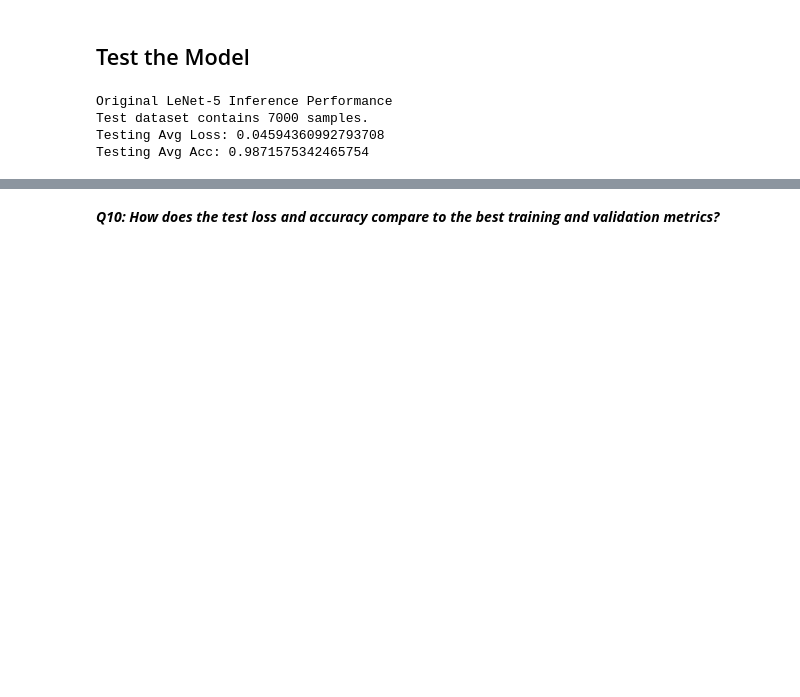
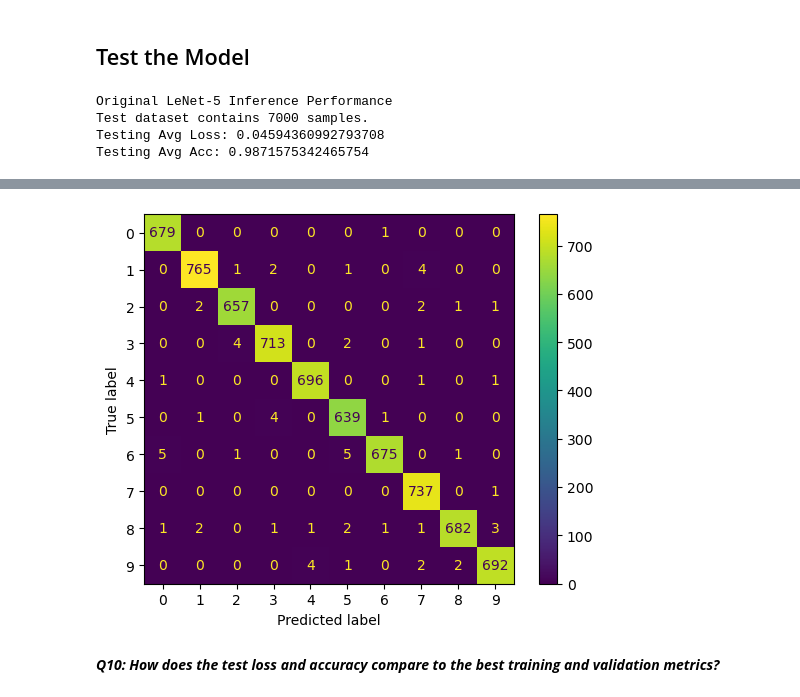
Before and after one commit to iCAS-Lab/2025-edge-computing-class, a Jupyter notebook: assignment1/main.ipynb, the cells around one changed output, grey strips where cells are left out. Saved outputs shown, nothing was run; the diff lists cells and outputs as text; code cells hidden in the pictures; blank space fills up the shorter version.

```diff
--- a/assignment1/main.ipynb
+++ b/assignment1/main.ipynb
@@ -1012,5 +1011,5 @@ ValueError: The number of FixedLocator locations (17), usually from a call to se
 # %%
-modern_test_loss, modern_test_acc, predictions, lablels = test_model(
+modern_test_loss, modern_test_acc, predictions, labels = test_model(
     test_dataloader,
     ModernLeNet5,
     './models/modern_lenet5/model_state_dict.pt',
@@ -1028,5 +1027,7 @@ Testing Avg Loss: 0.03379144219161805
 Testing Avg Acc: 0.9907248858447488
 # %%
-plot_confusion_matrix(predictions, labels)
+plot_confusion_matrix(labels, predictions)
+# %% [output]
+[figure, added]
 # %% [markdown]
 **_Q10: How does the test loss and accuracy compare to the best training and validation metrics?_**
```
Also changed, not shown: parts of 2 cells of this notebook.
